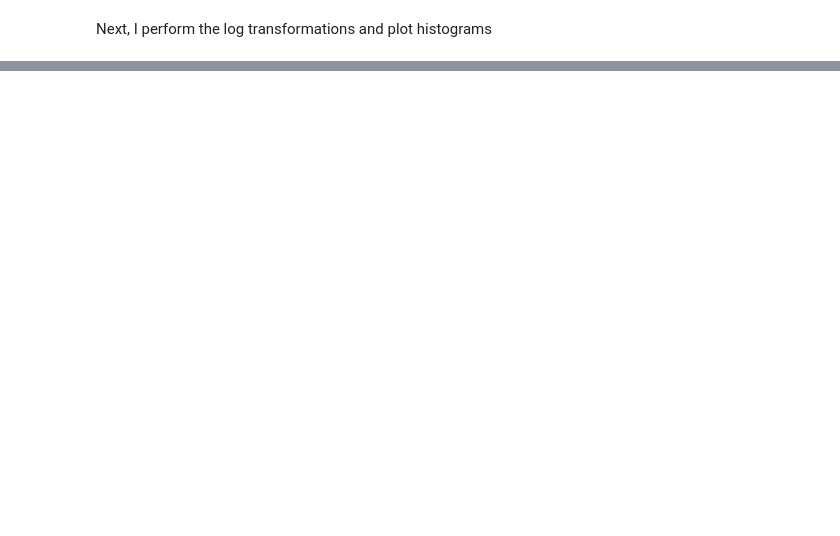
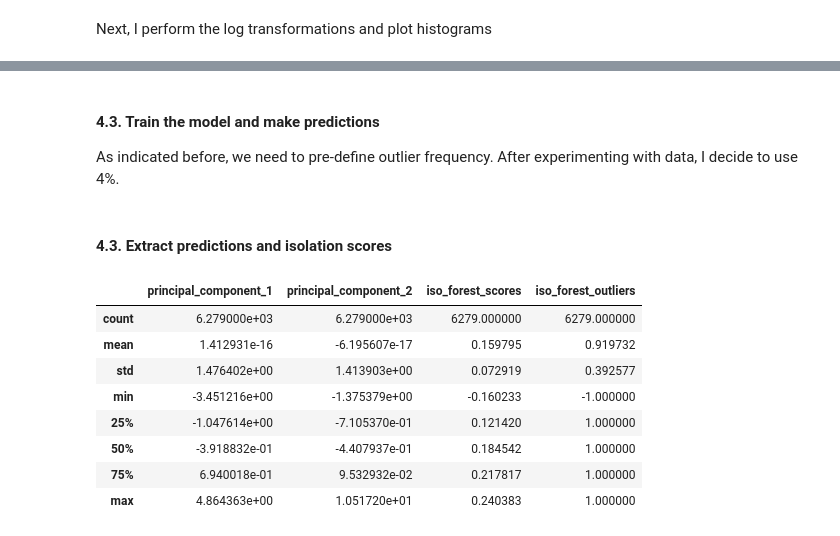
Before and after one commit to youngdataspace/Detect-Outliers-Using-Isolation-Forest, a Jupyter notebook: detect_outliers.ipynb, the cells around one changed output, grey strips where cells are left out. Saved outputs shown, nothing was run; the diff lists cells and outputs as text; code cells hidden in the pictures; blank space fills up the shorter version.

```diff
--- a/detect_outliers.ipynb
+++ b/detect_outliers.ipynb
@@ -300,0 +204,11 @@ NameError: name 'PCA' is not defined
+# %%
+# Standardize features
+sample_scaled = StandardScaler().fit_transform(sample_isf)
+
+# Conduct the PCA
+pca = PCA(n_components=2)                             # The number of components = 2
+principal_comp = pca.fit_transform(sample_scaled)     # Conduct dimentionality reduction
+
+# Convert to dataframe
+pca_df = pd.DataFrame(data = principal_comp, columns = ['principal_component_1', 'principal_component_2'])
+pca_df.head()
@@ -300,0 +222,31 @@ NameError: name 'PCA' is not defined
+# %% [markdown]
+#### 4.3. Train the model and make predictions
+As indicated before, we need to pre-define outlier frequency. After experimenting with data, I decide to use 4%.
+# %%
+# Train the model
+isf = IsolationForest(contamination=0.04)
+isf.fit(pca_df)
+
+# Predictions
+predictions = isf.predict(pca_df)
+# %% [markdown]
+#### 4.3. Extract predictions and isolation scores
+# %%
+# Extract scores
+pca_df["iso_forest_scores"] = isf.decision_function(pca_df)
+
+# Extract predictions
+pca_df["iso_forest_outliers"] = predictions
+
+# Describe the dataframe
+pca_df.describe()
+# %% [output]
+|  | principal_component_1 | principal_component_2 | iso_forest_scores | iso_forest_outliers |
+| count | 6.279000e+03 | 6.279000e+03 | 6279.000000 | 6279.000000 |
+| mean | 1.412931e-16 | -6.195607e-17 | 0.159795 | 0.919732 |
+| std | 1.476402e+00 | 1.413903e+00 | 0.072919 | 0.392577 |
+| min | -3.451216e+00 | -1.375379e+00 | -0.160233 | -1.000000 |
+| 25% | -1.047614e+00 | -7.105370e-01 | 0.121420 | 1.000000 |
+| 50% | -3.918832e-01 | -4.407937e-01 | 0.184542 | 1.000000 |
+| 75% | 6.940018e-01 | 9.532932e-02 | 0.217817 | 1.000000 |
+| max | 4.864363e+00 | 1.051720e+01 | 0.240383 | 1.000000 |
```
Also changed, not shown: parts of 59 cells of this notebook.
